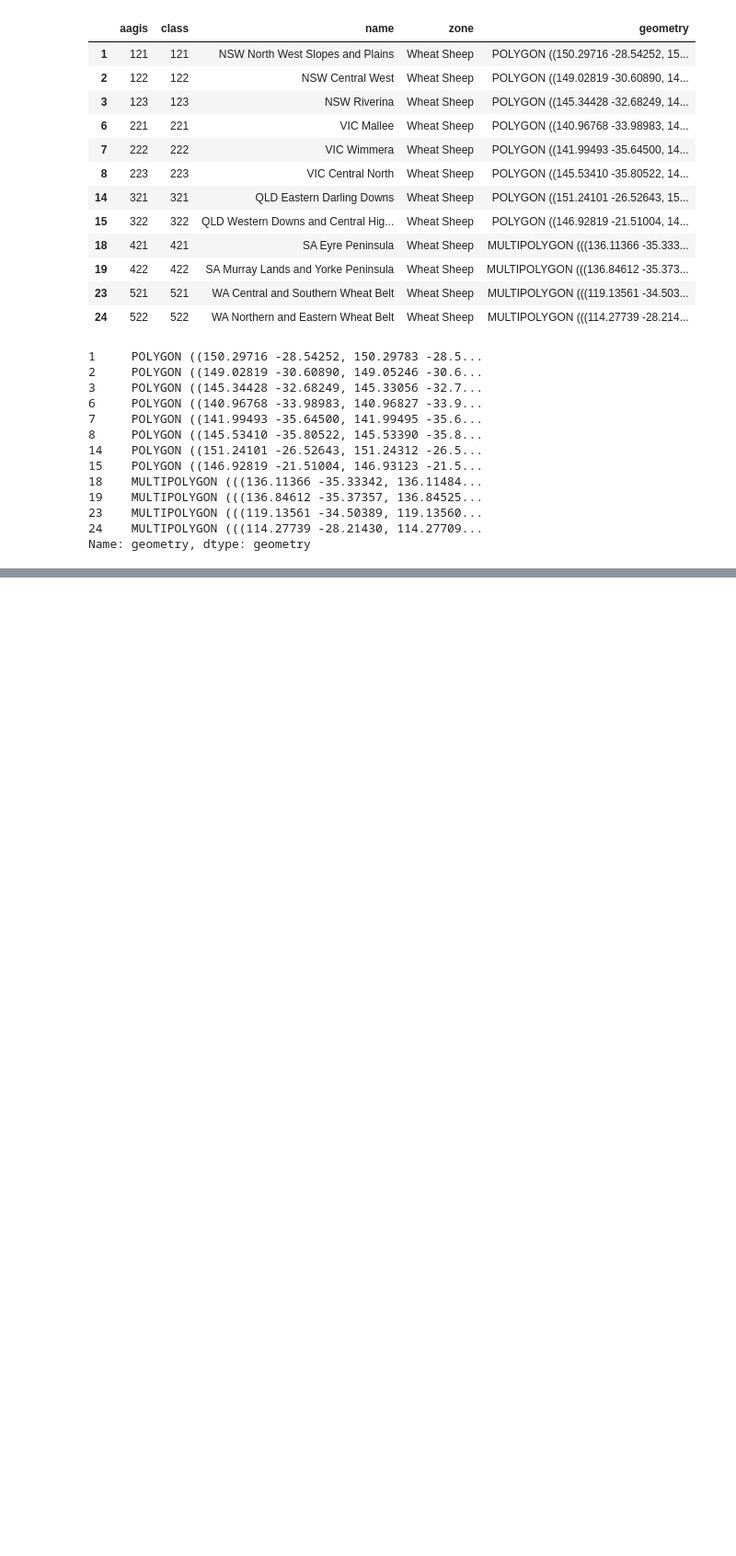
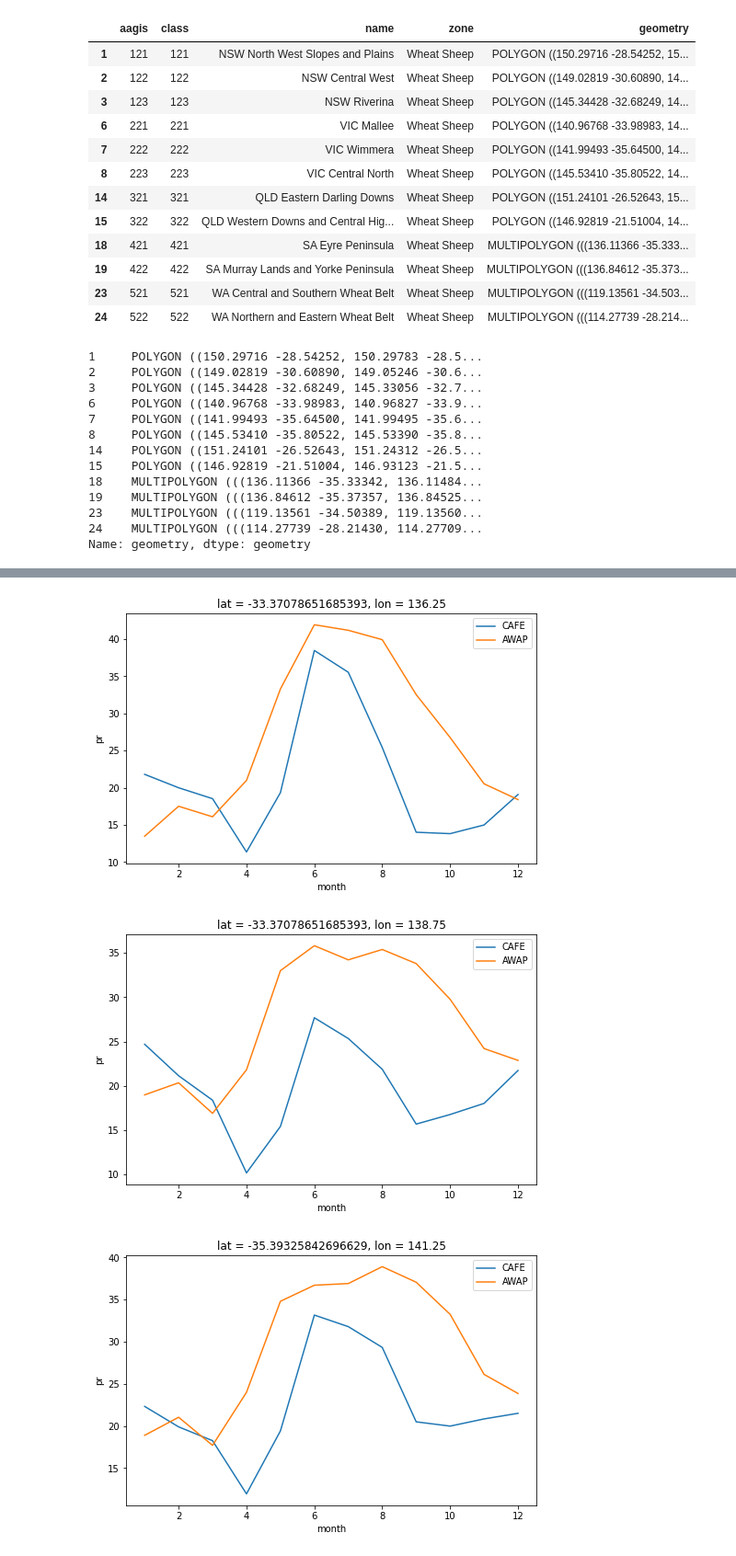
Before and after one commit to AusClimateService/unseen, a Jupyter notebook: notebooks/ag_regions.ipynb, the cells around one changed output, grey strips where cells are left out. Shown at 92% size. Cells and saved outputs as stored; diff of their text form; code cells hidden in the pictures; blank space fills up the shorter version.

```diff
--- a/notebooks/ag_regions.ipynb
+++ b/notebooks/ag_regions.ipynb
@@ -166,0 +358,7 @@ plt.savefig('abares_grid_points.png', bbox_inches='tight')
+# %%
+for lat, lon in se_points:
+    plot_monthly_clim(awap['pr'], cafe['pr'], lat, lon)
+# %% [output]
+[figure, added]
+[figure, added]
+[figure, added]
```
Also changed, not shown: parts of 25 cells of this notebook, 3 other files.
